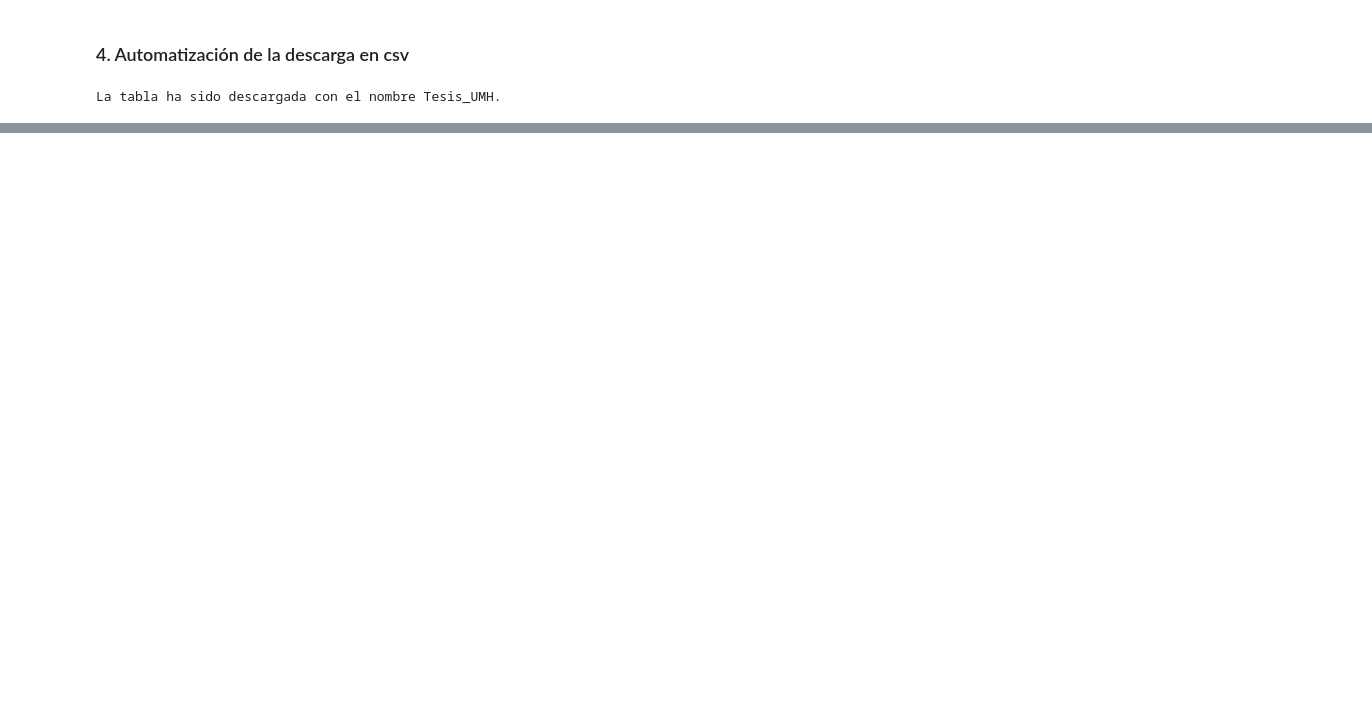
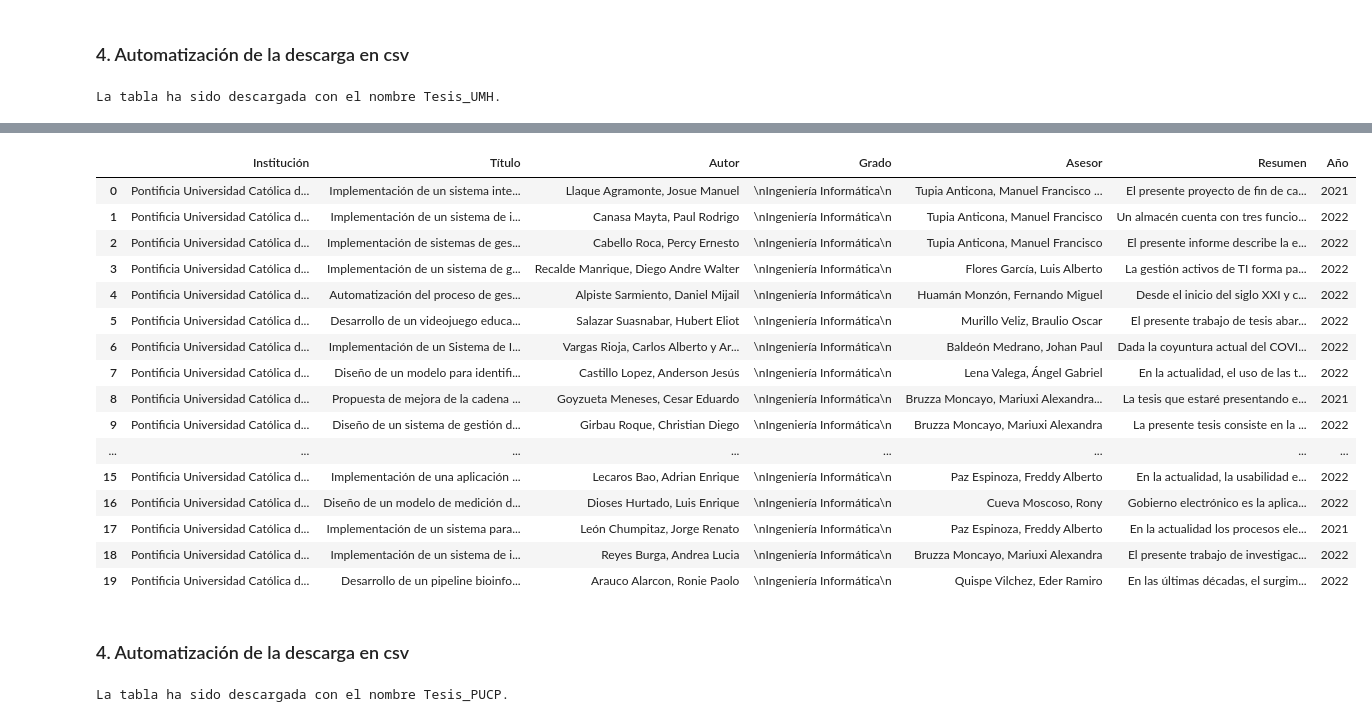
Before and after one commit to danielasantini/TF---Visitando-repositorios-de-tesis-de-Estadistica, a Jupyter notebook: Reportefinal.ipynb, the cells around one changed output, grey strips where cells are left out. Saved outputs shown, nothing was run; the diff lists cells and outputs as text; code cells hidden in the pictures; blank space fills up the shorter version.

Commit message:
Repositorio 3 (PUCP) listo

```diff
--- a/Reportefinal.ipynb
+++ b/Reportefinal.ipynb
@@ -347,0 +361,9 @@ La tabla ha sido descargada con el nombre Tesis_UMH.
+# %%
+#  1. Requerimiento
+
+website_pucp = 'https://tesis.pucp.edu.pe/repositorio/handle/20.500.12404/14'
+print('Haciendo una solicitud a:\n')
+print(website_pucp)
+
+listado_pucp = requests.get(website_pucp)
+listado_pucp #Indica el status. 200 significa 'Respuesta satisfactoria'
@@ -347,0 +375,9 @@ La tabla ha sido descargada con el nombre Tesis_UMH.
+# %%
+#  2. Scrapear con BS
+
+    # a. Almacenar el texto en una 'sopa'
+
+sopa_pucp = bs(listado_pucp.text,'lxml') #'lxml' es el parse que pide la funcion
+
+    # b. Imprimir texto
+print(sopa_pucp.prettify())
@@ -347,0 +404,14 @@ La tabla ha sido descargada con el nombre Tesis_UMH.
+# %%
+# Extraer url de cada tesis
+
+tesis = sopa_pucp.find('ul', attrs = 'ds-artifact-list list-unstyled').find_all('h4')
+
+# Obteniendo los urls y generando una lista con ellos
+
+urls_pucp=[]
+
+for url in tesis:
+    a=website_pucp[0:25]+url.a.get('href')+'?show=full'
+    urls_pucp.append(a)
+
+urls_pucp
@@ -347,0 +509,33 @@ La tabla ha sido descargada con el nombre Tesis_UMH.
+# %%
+#  2. Generando el dataframe con cada aspecto de todas las tesis
+
+df_total_pucp = pd.DataFrame(zip(university,titles,authors,grade,advisors,abstracts,years),
+                        columns=['Institución','Título','Autor','Grado','Asesor','Resumen','Año']
+                        )
+df_total_pucp
+# %% [output]
+|  | Institución | Título | Autor | Grado | Asesor | Resumen | Año |
+| 0 | Pontificia Universidad Católica d... | Implementación de un sistema inte... | Llaque Agramonte, Josue Manuel | \nIngeniería Informática\n | Tupia Anticona, Manuel Francisco ... | El presente proyecto de fin de ca... | 2021 |
+| 1 | Pontificia Universidad Católica d... | Implementación de un sistema de i... | Canasa Mayta, Paul Rodrigo | \nIngeniería Informática\n | Tupia Anticona, Manuel Francisco | Un almacén cuenta con tres funcio... | 2022 |
+| 2 | Pontificia Universidad Católica d... | Implementación de sistemas de ges... | Cabello Roca, Percy Ernesto | \nIngeniería Informática\n | Tupia Anticona, Manuel Francisco | El presente informe describe la e... | 2022 |
+| 3 | Pontificia Universidad Católica d... | Implementación de un sistema de g... | Recalde Manrique, Diego Andre Walter | \nIngeniería Informática\n | Flores García, Luis Alberto | La gestión activos de TI forma pa... | 2022 |
+| 4 | Pontificia Universidad Católica d... | Automatización del proceso de ges... | Alpiste Sarmiento, Daniel Mijail | \nIngeniería Informática\n | Huamán Monzón, Fernando Miguel | Desde el inicio del siglo XXI y c... | 2022 |
+| 5 | Pontificia Universidad Católica d... | Desarrollo de un videojuego educa... | Salazar Suasnabar, Hubert Eliot | \nIngeniería Informática\n | Murillo Veliz, Braulio Oscar | El presente trabajo de tesis abar... | 2022 |
+| 6 | Pontificia Universidad Católica d... | Implementación de un Sistema de I... | Vargas Rioja, Carlos Alberto y Ar... | \nIngeniería Informática\n | Baldeón Medrano, Johan Paul | Dada la coyuntura actual del COVI... | 2022 |
+| 7 | Pontificia Universidad Católica d... | Diseño de un modelo para identifi... | Castillo Lopez, Anderson Jesús | \nIngeniería Informática\n | Lena Valega, Ángel Gabriel | En la actualidad, el uso de las t... | 2022 |
+| 8 | Pontificia Universidad Católica d... | Propuesta de mejora de la cadena ... | Goyzueta Meneses, Cesar Eduardo | \nIngeniería Informática\n | Bruzza Moncayo, Mariuxi Alexandra... | La tesis que estaré presentando e... | 2021 |
+| 9 | Pontificia Universidad Católica d... | Diseño de un sistema de gestión d... | Girbau Roque, Christian Diego | \nIngeniería Informática\n | Bruzza Moncayo, Mariuxi Alexandra | La presente tesis consiste en la ... | 2022 |
+| ... | ... | ... | ... | ... | ... | ... | ... |
+| 15 | Pontificia Universidad Católica d... | Implementación de una aplicación ... | Lecaros Bao, Adrian Enrique | \nIngeniería Informática\n | Paz Espinoza, Freddy Alberto | En la actualidad, la usabilidad e... | 2022 |
+| 16 | Pontificia Universidad Católica d... | Diseño de un modelo de medición d... | Dioses Hurtado, Luis Enrique | \nIngeniería Informática\n | Cueva Moscoso, Rony | Gobierno electrónico es la aplica... | 2022 |
+| 17 | Pontificia Universidad Católica d... | Implementación de un sistema para... | León Chumpitaz, Jorge Renato | \nIngeniería Informática\n | Paz Espinoza, Freddy Alberto | En la actualidad los procesos ele... | 2021 |
+| 18 | Pontificia Universidad Católica d... | Implementación de un sistema de i... | Reyes Burga, Andrea Lucia | \nIngeniería Informática\n | Bruzza Moncayo, Mariuxi Alexandra | El presente trabajo de investigac... | 2022 |
+| 19 | Pontificia Universidad Católica d... | Desarrollo de un pipeline bioinfo... | Arauco Alarcon, Ronie Paolo | \nIngeniería Informática\n | Quispe Vilchez, Eder Ramiro | En las últimas décadas, el surgim... | 2022 |
+# %% [markdown]
+### 4. Automatización de la descarga en csv
+# %%
+df_total_pucp.to_csv('Tesis_PUCP', encoding = 'utf-8')
+
+print('La tabla ha sido descargada con el nombre Tesis_PUCP.')
+# %% [output]
+La tabla ha sido descargada con el nombre Tesis_PUCP.
```
Also changed, not shown: parts of 19 cells of this notebook, 1 other file.
